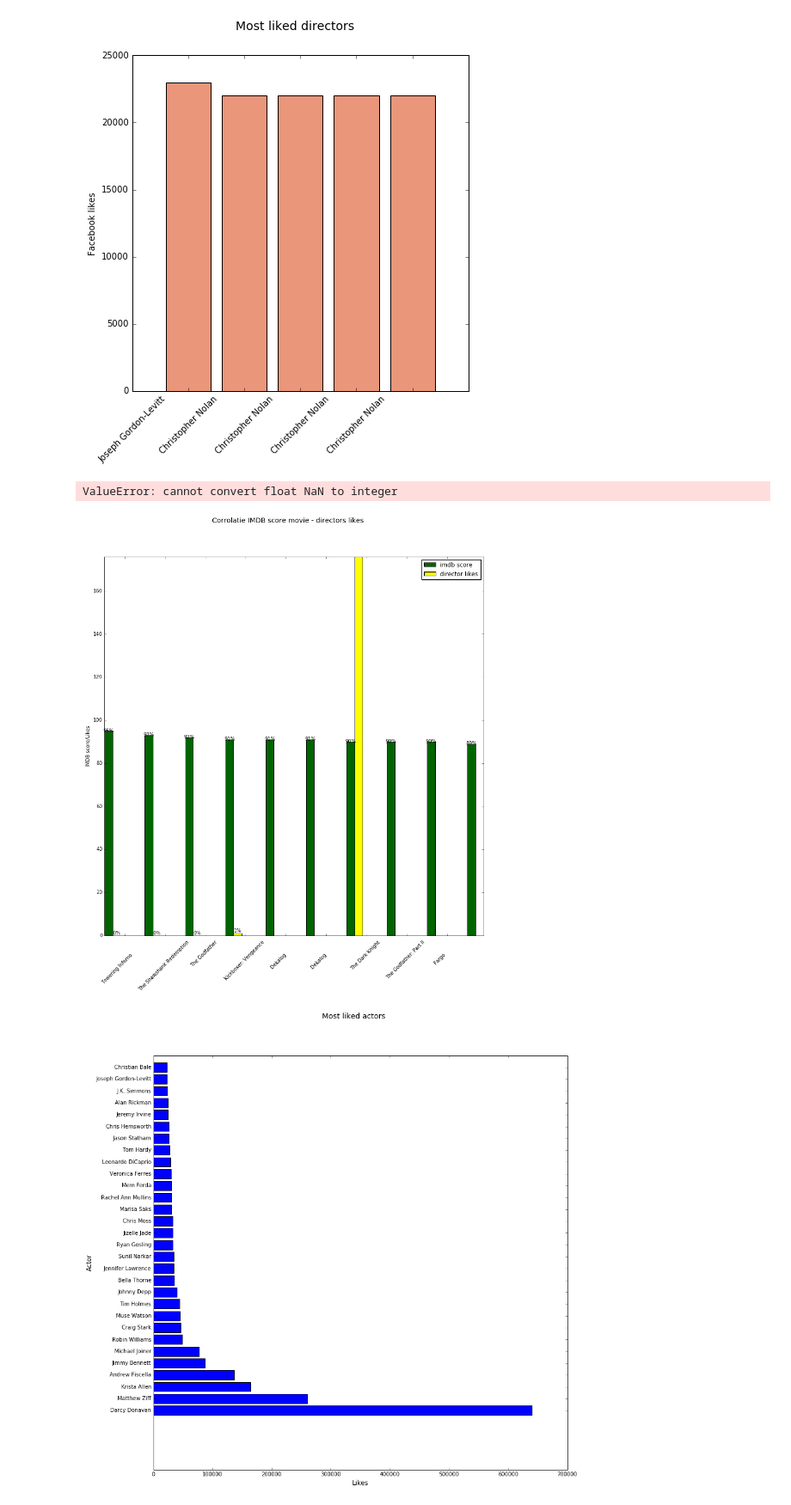
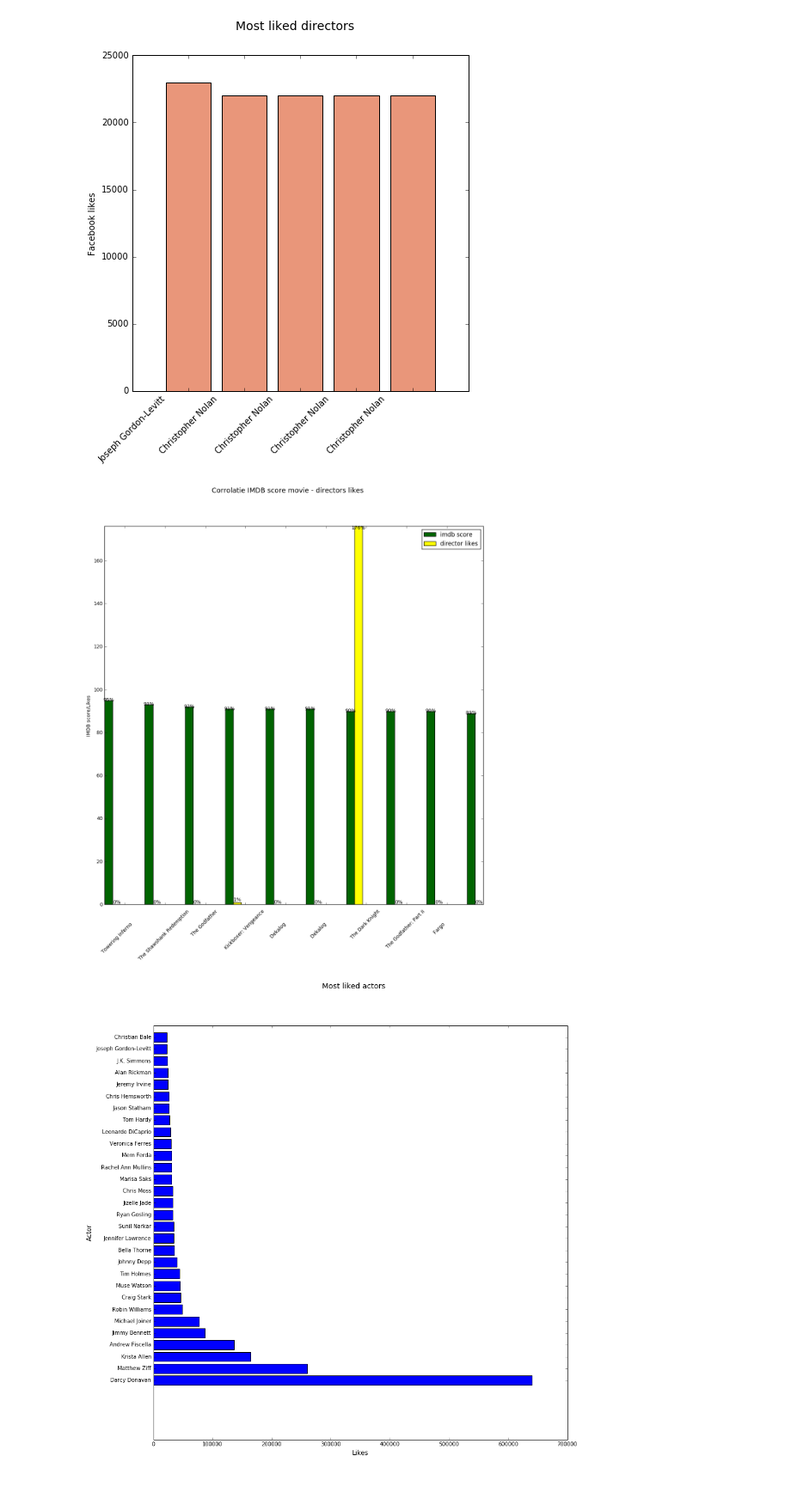
Before and after one commit to AlekVT/notebookIMDB, a Jupyter notebook: MovieSet.ipynb, the cells around one changed output. Shown at 86% size. Cells and saved outputs as stored; diff of their text form; code cells hidden in the pictures.

```diff
--- a/MovieSet.ipynb
+++ b/MovieSet.ipynb
@@ -200,37 +201,36 @@ rects2 = ax.bar(ind, ds['director_facebook_likes']/125, width, color='yellow', a
 
 
 # add some text for labels, title and axes ticks
 ax.set_ylabel('IMDB score/Likes')
 ax.set_xticks(ind + width)
 ax.set_xticklabels(ds['movie_title'], rotation=45)
 ax.autoscale(tight=True)
 
 ax.legend((rects1[0], rects2[0], rects3[0], rects4[0]), ('imdb score', 'director likes'))
 
 for rect in rects1:
     height = rect.get_height()
-    if height=="nan":
+    if math.isnan(height):
         height = 0
 
     ax.text(rect.get_x() + rect.get_width()/2., 0.99*height,
             '%d' % int(height) + "%", ha='center', va='bottom')
 
 for rect in rects2:
     height = rect.get_height()
 #     print height
-    if height=="NaN":
+    if math.isnan(height):
         height = 0
 
     ax.text(rect.get_x() + rect.get_width()/2., 0.99*height,
             '%d' % int(height) + "%", ha='center', va='bottom')
 
 
 
 
 plt.show()
 # %% [output]
-ValueError: cannot convert float NaN to integer
-[figure, old version]
+[figure, new version]
 # %%
 import itertools
 
```
Also changed, not shown: parts of 6 cells of this notebook.
